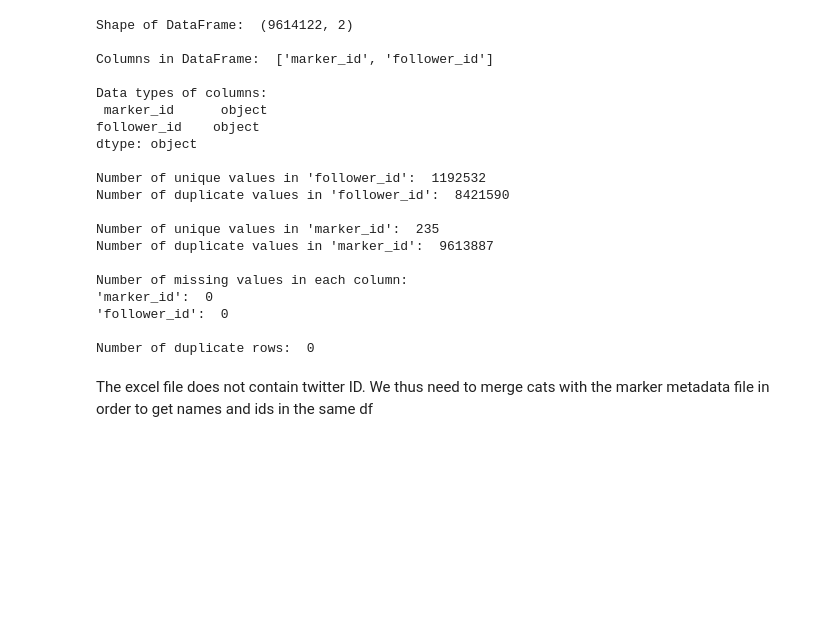
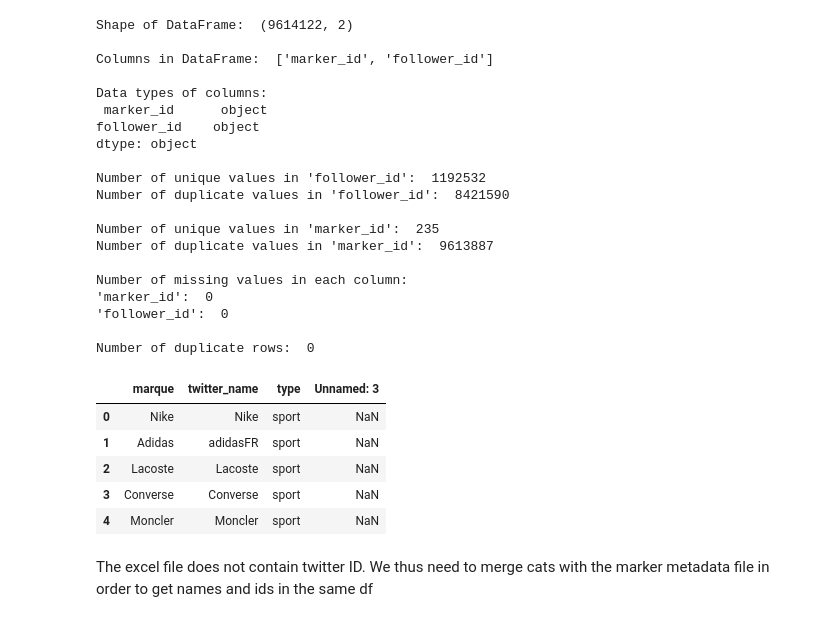
Before and after one commit to livtol99/Liv-Stage---FOCOS-Hand-Over, a Jupyter notebook: Code/Connectedness.ipynb, the cells around one changed output. Cells and saved outputs as stored; diff of their text form; code cells hidden in the pictures; blank space fills up the shorter version.

```diff
--- a/Code/Connectedness.ipynb
+++ b/Code/Connectedness.ipynb
@@ -58,6 +58,15 @@ file_path = '/home/livtollanes/SocialMarkers/MarkersFrenchTwitter.xlsx'
 
 # Load the Excel file
 cats = pd.read_excel(file_path)
+# %%
+cats.head()
+# %% [output]
+|  | marque | twitter_name | type | Unnamed: 3 |
+| 0 | Nike | Nike | sport | NaN |
+| 1 | Adidas | adidasFR | sport | NaN |
+| 2 | Lacoste | Lacoste | sport | NaN |
+| 3 | Converse | Converse | sport | NaN |
+| 4 | Moncler | Moncler | sport | NaN |
 # %% [markdown]
 The excel file does not contain twitter ID. We thus need to merge cats with the marker metadata file in order to get names and ids in the same df
 # %%
```
Also changed, not shown: parts of 10 cells of this notebook, 3 other files.
